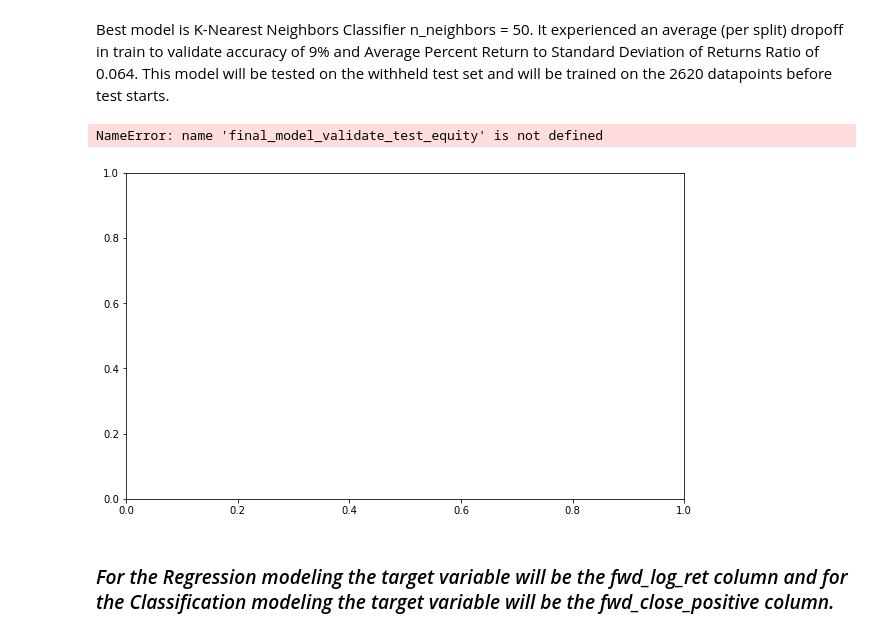
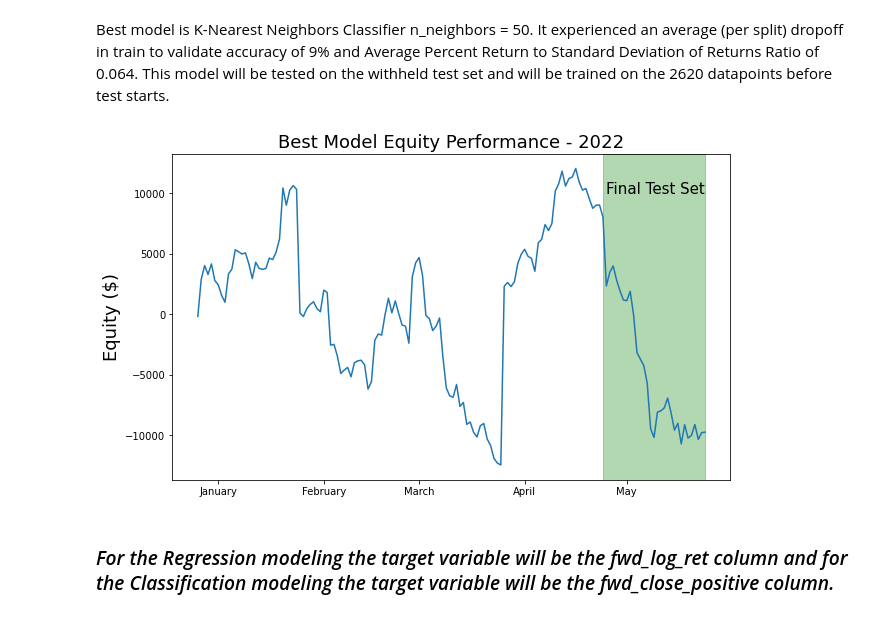
Before and after one commit to FinancialForecasters/financial_forecaster, a Jupyter notebook: ff_final_notebook.ipynb, the cells around one changed output. Drawn from its saved outputs; the diff is of its cells as text; code cells hidden in the pictures.

Commit message:
Update with additional modeling work

```diff
--- a/ff_final_notebook.ipynb
+++ b/ff_final_notebook.ipynb
@@ -259,7 +259,7 @@ train_X_sets, test_X_sets, train_y_sets, test_y_sets = rolling_split_train_and_t
 # %% [markdown]
 **Model Training and Prediction:** Each model was trained on each train split (~around 1200 days when the data is split into 4) and then used for predictions on the subsequent test data (30 days, as defined by test_size). Results for each train/test iteration are compiled and output to a dataframe for analysis.
 # %%
-average_cross_validate_result = perform_rolling_classification_modeling(features_to_use, features_to_scale, target,
+average_cross_validate_result, equity_plots_data = perform_rolling_classification_modeling(features_to_use, features_to_scale, target,
                                                                         models_to_test, train_X_sets, test_X_sets,
                                                                         train_y_sets, test_y_sets )
 # %% [output]
@@ -293,7 +293,7 @@ average_cross_validate_result.sort_values(by=['pct_return_to_std_test', 'train_t
 # %% [markdown]
 Best model is K-Nearest Neighbors Classifier n_neighbors = 50. It experienced an average (per split) dropoff in train to validate accuracy of 9% and Average Percent Return to Standard Deviation of Returns Ratio of 0.064. This model will be tested on the withheld test set and will be trained on the 2620 datapoints before test starts.
 # %%
-model_to_test = KNeighborsClassifier(n_neighbors=51)
+model_to_test = KNeighborsClassifier(n_neighbors=50)
 # %%
 final_test_equity_curve, final_test_classification_report = test_final_model(features_to_use,
                                                                               features_to_scale,
@@ -304,25 +304,10 @@ final_test_equity_curve, final_test_classification_report = test_final_model(fea
                                                                               test_size)
 # %%
 final_model_validate_test_equity = pd.concat([equity_plots_data['KNeighborsClassifier(n_neighbors=50)'], final_test_equity_curve])
-# %%
-import matplotlib.dates as mdates
-from matplotlib.dates import DateFormatter
-
-fig, ax = plt.subplots(figsize = (10,6))
-ax.plot(final_model_validate_test_equity)
-ax.set_title('Best Model Equity Performance - 2022', fontsize = 18)
-ax.set_ylabel('Equity ($)', fontsize = 18)
-
-final_test_start = df.index.max()-timedelta(days = test_size)
-final_test_end = df.index.max()
-
-# ax.axvspan(train_start, train_end, label = "train", color = "green", alpha = 0.3)
-ax.axvspan(final_test_start, final_test_end, label = "final test set", color = "green", alpha = 0.3)
-ax.annotate('Final Test Set', (mdates.datestr2num('2022-04-25'), 10000), fontsize = 15)
-ax.xaxis.set_major_formatter(DateFormatter('%B'))
-# %% [output]
-NameError: name 'final_model_validate_test_equity' is not defined
-[figure, removed]
+# %%
+plot_final_equity(final_model_validate_test_equity, df, test_size)
+# %% [output]
+[figure, added]
 # %% [markdown]
 ### *For the Regression modeling the target variable will be the fwd_log_ret column and for the Classification modeling the target variable will be the fwd_close_positive column.*
 # %% [markdown]
```
Also changed, not shown: 1 other file.
